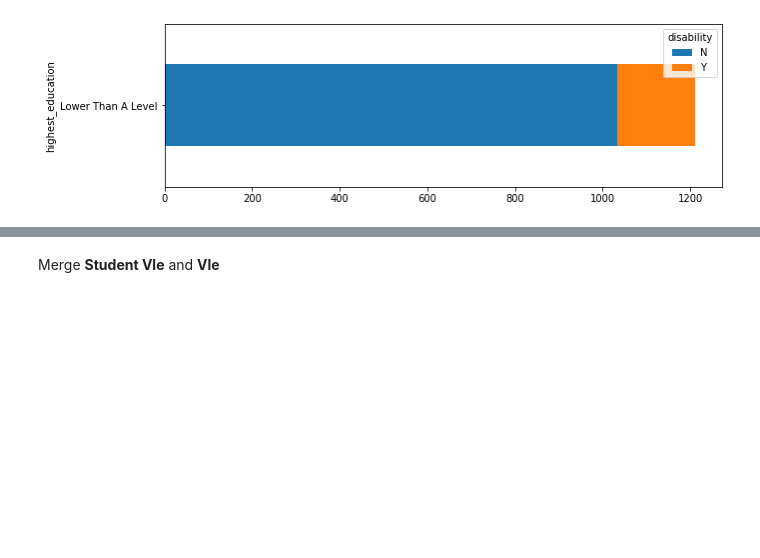
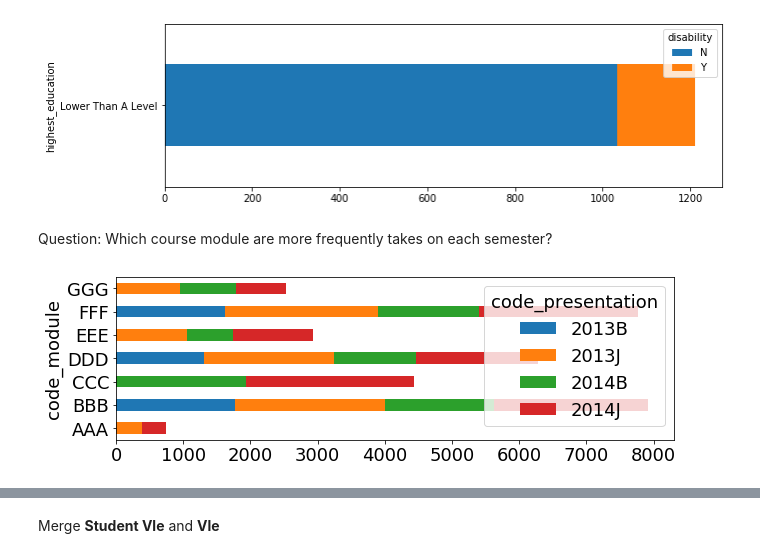
Before and after one commit to rayansami/behaviour-analysis, a Jupyter notebook: Analyzing_Open_University_Learning_Analytics_Dataset.ipynb, the cells around one changed output, grey strips where cells are left out. Saved outputs shown, nothing was run; the diff lists cells and outputs as text; code cells hidden in the pictures; blank space fills up the shorter version.

```diff
--- a/Analyzing_Open_University_Learning_Analytics_Dataset.ipynb
+++ b/Analyzing_Open_University_Learning_Analytics_Dataset.ipynb
@@ -369,3 +378,9 @@ filtered_student_info_previous_attempt_not_0_lower_A_Level = filtered_student_in
 pd.crosstab(filtered_student_info_previous_attempt_not_0_lower_A_Level.highest_education, student_info.disability).plot.barh(stacked = True, figsize=(10,3));
 # %% [output]
 [figure]
+# %% [markdown]
+Question: Which course module are more frequently takes on each semester?
+# %%
+pd.crosstab(student_info.code_module, student_info.code_presentation).plot.barh(stacked = True, figsize=(10,3));
+# %% [output]
+[figure, added]
```
Also changed, not shown: parts of 5 cells of this notebook.
